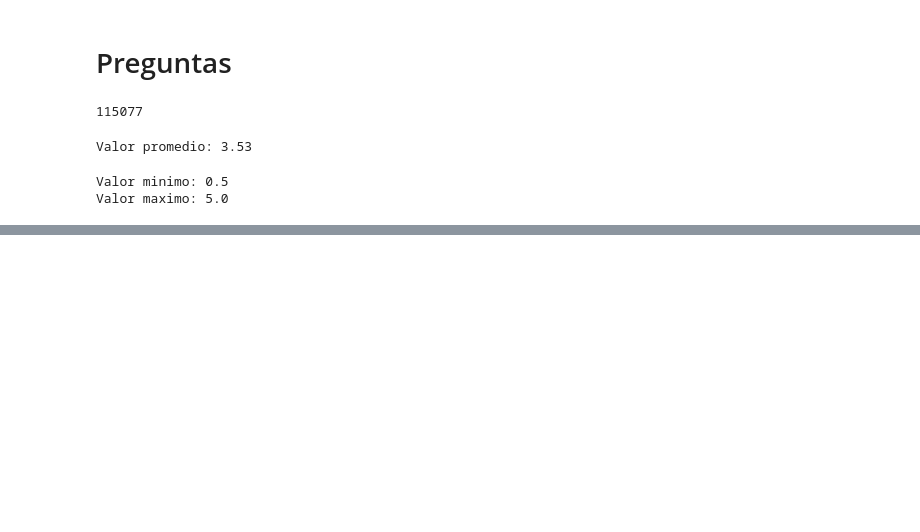
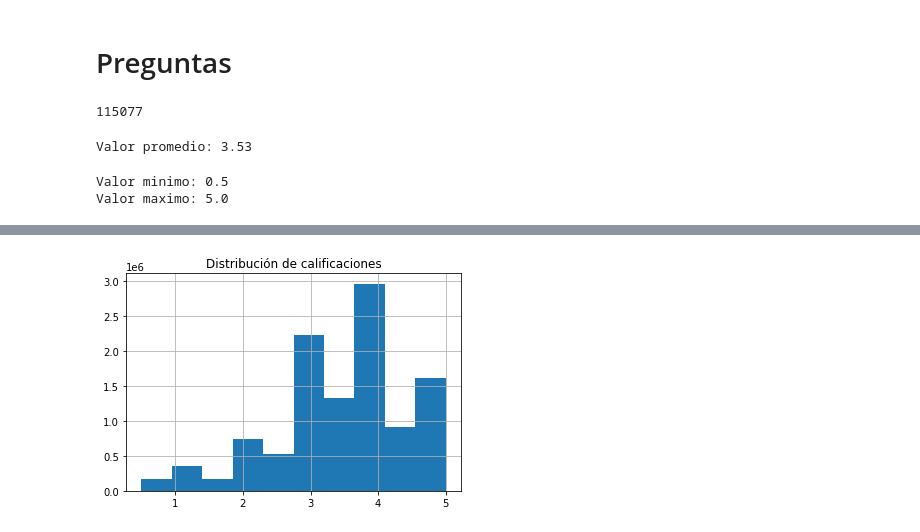
Before and after one commit to Ezemettler/PI1-MLOps, a Jupyter notebook: EDA_Analisis_exploratorio.ipynb, the cells around one changed output, grey strips where cells are left out. Cells and saved outputs as stored; diff of their text form; code cells hidden in the pictures; blank space fills up the shorter version.

```diff
--- a/EDA_Analisis_exploratorio.ipynb
+++ b/EDA_Analisis_exploratorio.ipynb
@@ -103,0 +89,5 @@ Nueva cant registros: 11013823
+# %%
+# Nos quedamos con las columnas que vamos a usar
+
+data_score_final = data_score[ ['userId', 'rating', 'movieId'] ]
+data_score_final
@@ -134,0 +167,8 @@ data_score.to_csv('/content/drive/MyDrive/Formación/Henry/PI N°1 - MLOps/score
+# %%
+# Observamos la distribución de las calificaciones
+
+data_score_final['rating'].hist()
+plt.title('Distribución de calificaciones')
+plt.show()
+# %% [output]
+[figure, added]
```
Also changed, not shown: parts of 22 cells of this notebook.
